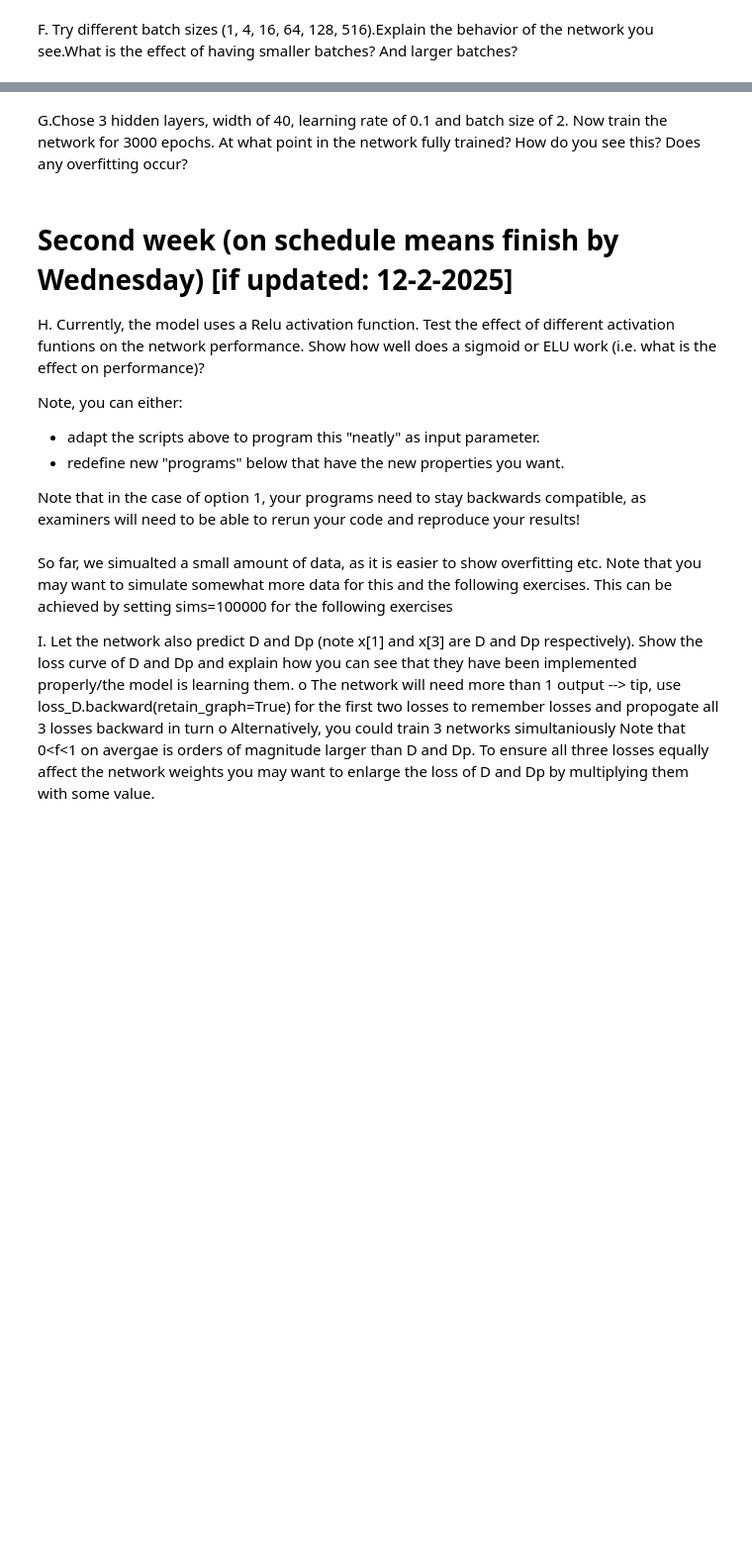
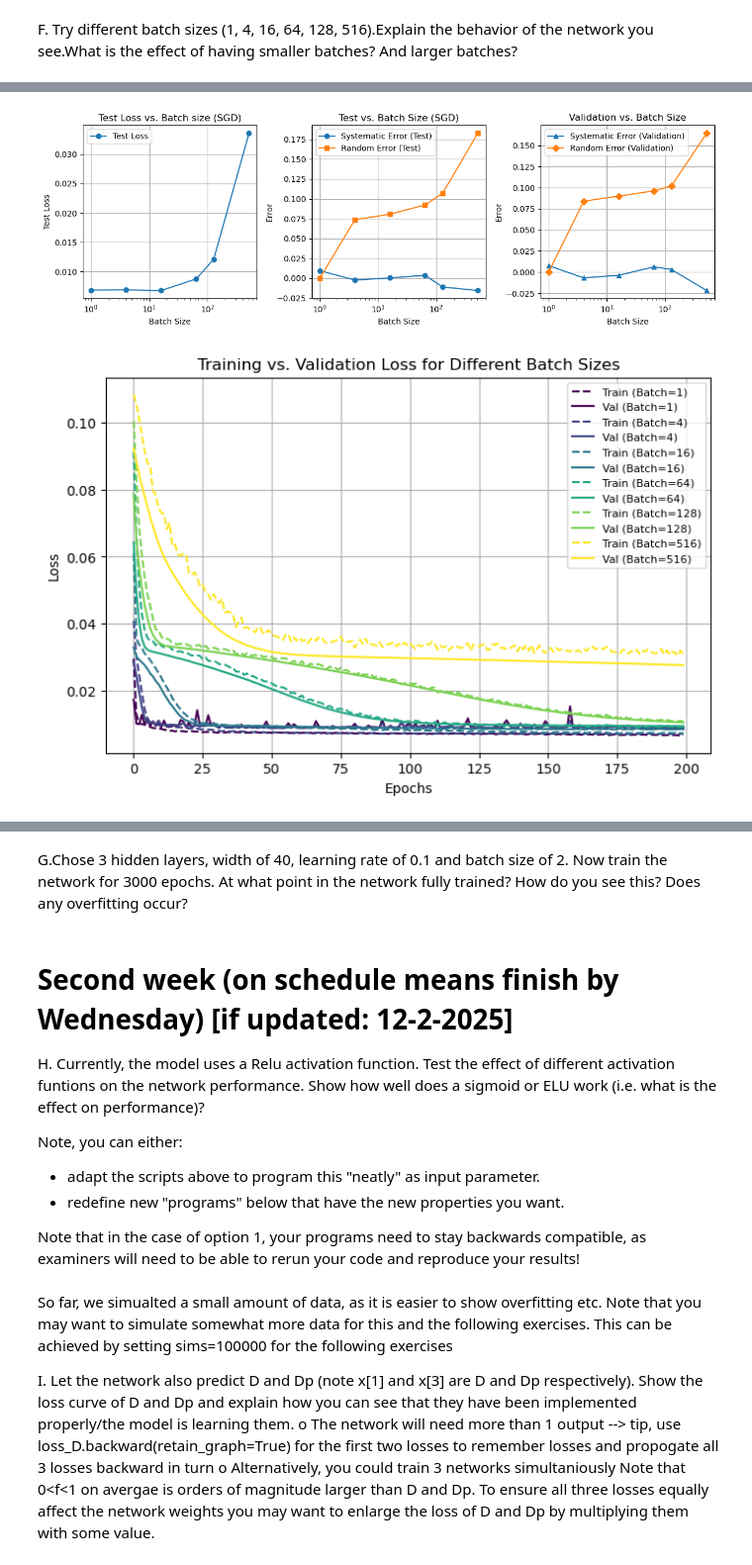
Before and after one commit to zoeazra/AI4MedicalImaging, a Jupyter notebook: Assignment 1/exercise_1.ipynb, the cells around one changed output, grey strips where cells are left out. Shown: that part at 99% size. Saved outputs shown, nothing was run; the diff lists cells and outputs as text; code cells hidden in the pictures; blank space fills up the shorter version.

```diff
--- a/Assignment 1/exercise_1.ipynb
+++ b/Assignment 1/exercise_1.ipynb
@@ -260,2 +625,79 @@ Tip: possibly some effects get clearer when more training data is simulated ("si
 # %% [markdown]
 F.	Try different batch sizes (1, 4, 16, 64, 128, 516).Explain the behavior of the network you see.What is the effect of having smaller batches? And larger batches?
+# %%
+batch_sizes = [1, 4, 16, 64, 128, 516]
+results = {}
+for batch_size in batch_sizes:
+    model, trainloader, inferloader, testloader, loss_module, device, opt = create_data_model('test', optimizer="SGD", batch_size=batch_size)
+
+    train_losses, val_losses, sys_val, SD_val = train_val_network(model, trainloader, inferloader, testloader, loss_module, device, opt, epochs=200)
+
+    f_ref_test, f_pred_test, test_loss_f, SD_test, sys_test = test_network(model, trainloader, inferloader, testloader, device, loss_module)
+
+    f_ref_test = torch.cat(f_ref_test).cpu().detach().numpy()
+    f_pred_test = torch.cat(f_pred_test).cpu().detach().numpy()
+    results[batch_size] = {
+        "train_losses": train_losses,
+        "val_losses": val_losses,
+        "Final Train Loss": train_losses[-1],
+        "Final Validation Loss": val_losses[-1],
+        "f_ref_test": f_ref_test,
+        "f_pred_test": f_pred_test,
+        "Final Test Loss": test_loss_f,
+        "sys test": sys_test,
+        "SD test": SD_test,
+        "sys val": sys_val[-1],
+        "SD val": SD_val[-1]
+    }
+
+fig, axes = plt.subplots(1, 3, figsize=(12, 4))
+
+#plot 1: test loss vs batch size
+axes[0].semilogx(batch_sizes, [results[bs]["Final Test Loss"]for bs in batch_sizes], marker='o', label="Test Loss")
+axes[0].set_xlabel("Batch Size")
+axes[0].set_ylabel("Test Loss")
+axes[0].set_title("Test Loss vs. Batch size (SGD)")
+axes[0].grid(True)
+axes[0].legend()
+
+#plot 2: systematic and random errors on test set vs batch size
+axes[1].semilogx(batch_sizes, [results[bs]["sys test"]for bs in batch_sizes], marker='o', label="Systematic Error (Test)")
+axes[1].semilogx(batch_sizes, [results[bs]["SD test"]for bs in batch_sizes], marker='s', label="Random Error (Test)")
+axes[1].set_xlabel("Batch Size")
+axes[1].set_ylabel("Error")
+axes[1].set_title("Test vs. Batch Size (SGD)")
+axes[1].grid(True)
+axes[1].legend()
+
+#plot 3: systematic and random errors on validation set vs batch size
+axes[2].semilogx(batch_sizes, [results[bs]["sys val"]for bs in batch_sizes], marker='^', label="Systematic Error (Validation)")
+axes[2].semilogx(batch_sizes, [results[bs]["SD val"]for bs in batch_sizes], marker='D', label="Random Error (Validation)")
+axes[2].set_xlabel("Batch Size")
+axes[2].set_ylabel("Error")
+axes[2].set_title("Validation vs. Batch Size")
+axes[2].grid(True)
+axes[2].legend()
+
+plt.tight_layout()
+plt.show()
+
+#plot4: training vs validation loss
+colors = plt.cm.viridis(np.linspace(0, 1, len(batch_sizes)))
+
+fig, ax = plt.subplots(figsize=(8, 5))
+
+# Plot training and validation loss for each batch size
+for i, batch_size in enumerate(batch_sizes):
+    epochs = range(len(results[batch_size]["train_losses"]))
+
+    ax.plot(epochs, results[batch_size]["train_losses"], linestyle="--", color=colors[i], label=f"Train (Batch={batch_size})")
+    ax.plot(epochs, results[batch_size]["val_losses"], linestyle="-", color=colors[i], label=f"Val (Batch={batch_size})")
+
+ax.set_xlabel("Epochs")
+ax.set_ylabel("Loss")
+ax.set_title("Training vs. Validation Loss for Different Batch Sizes")
+ax.legend(loc="best", fontsize=8)  # Reduce font size for readability
+ax.grid(True)
+
+plt.show()
+# %% [output]
@@ -261,0 +710,2 @@ F.	Try different batch sizes (1, 4, 16, 64, 128, 516).Explain the behavior of th
+[figure, added]
+[figure, added]
```
Also changed, not shown: parts of 21 cells of this notebook.
